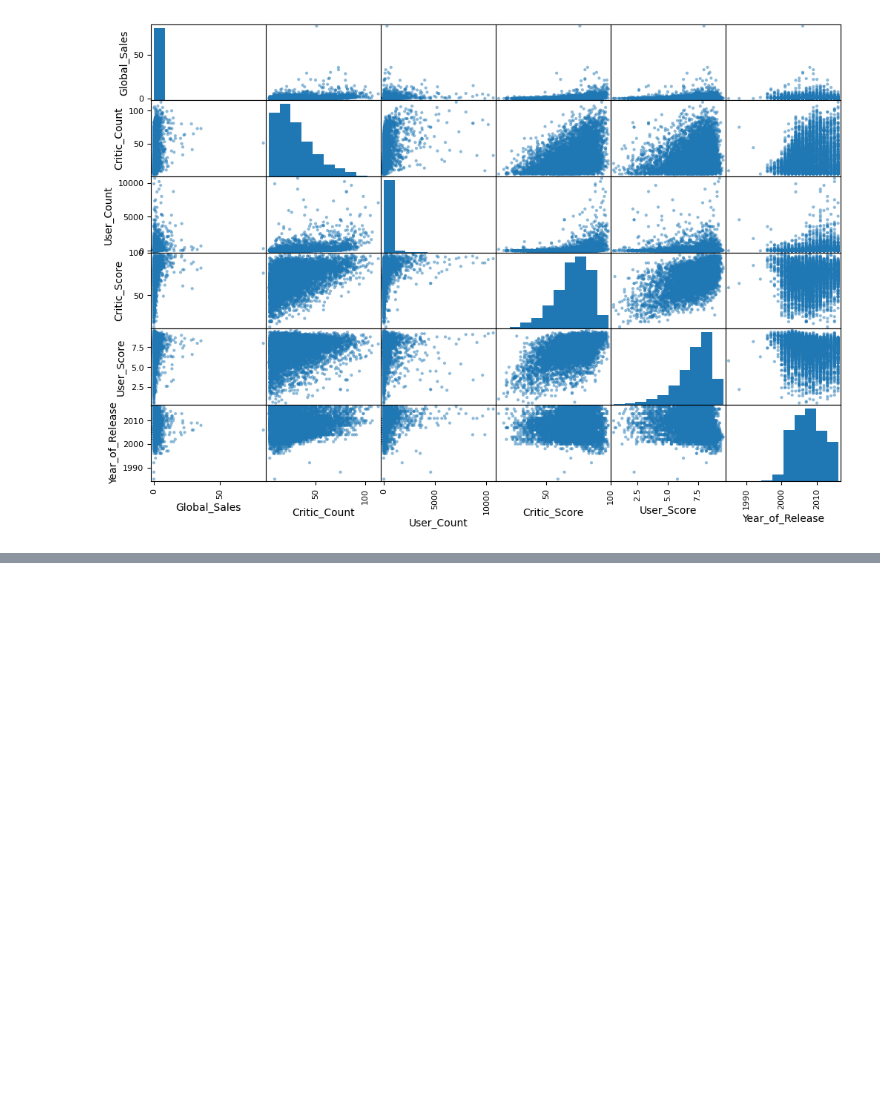
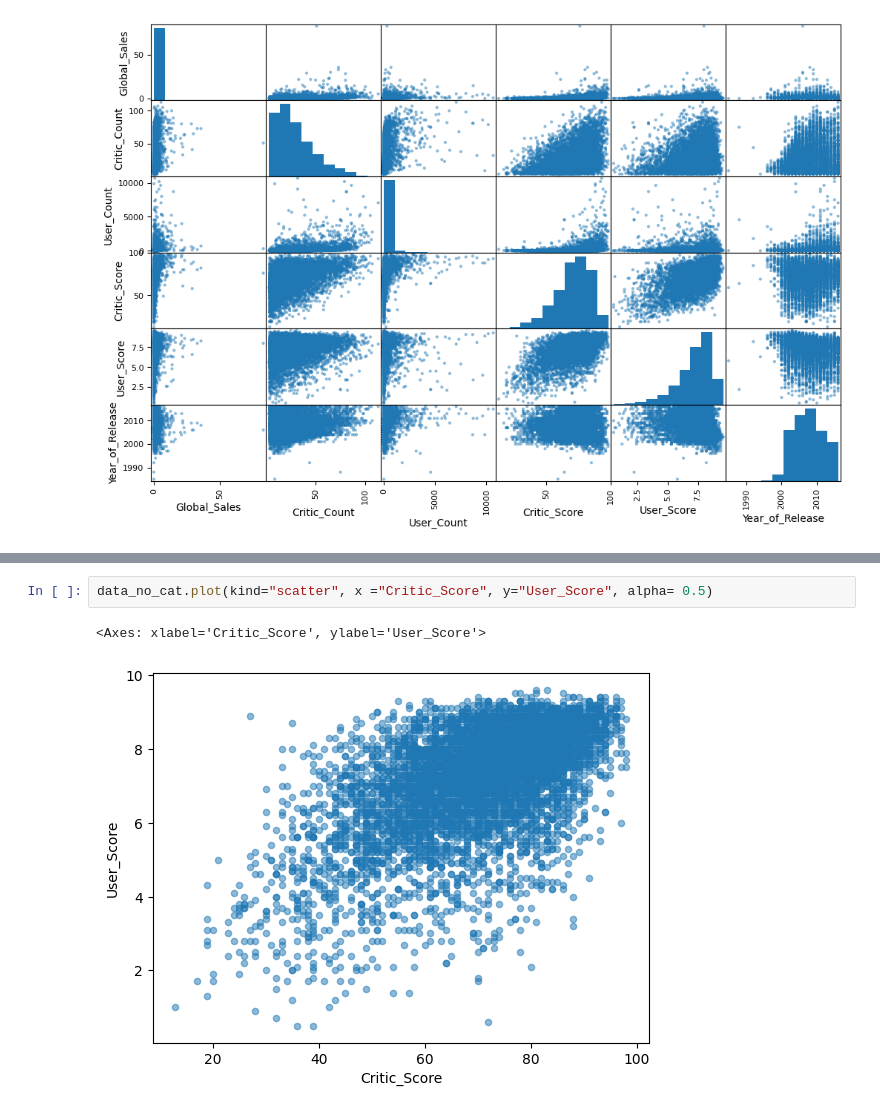
Before and after one commit to TimoSR/AI-Mandatory-1, a Jupyter notebook: Tobias/StatisticAnalysisOfVideoGameData.ipynb, the cells around one changed output, grey strips where cells are left out. Saved outputs shown, nothing was run; the diff lists cells and outputs as text; blank space fills up the shorter version.

```diff
--- a/Tobias/StatisticAnalysisOfVideoGameData.ipynb
+++ b/Tobias/StatisticAnalysisOfVideoGameData.ipynb
@@ -161,0 +167,5 @@ video_games.plot(kind="scatter", x ="Critic_Count", y="User_Count", alpha= 0.5)
+# %%
+data_no_cat.plot(kind="scatter", x ="Critic_Score", y="User_Score", alpha= 0.5)
+# %% [output]
+<Axes: xlabel='Critic_Score', ylabel='User_Score'>
+[figure, added]
```
Also changed, not shown: parts of 7 cells of this notebook, 3 other files.
